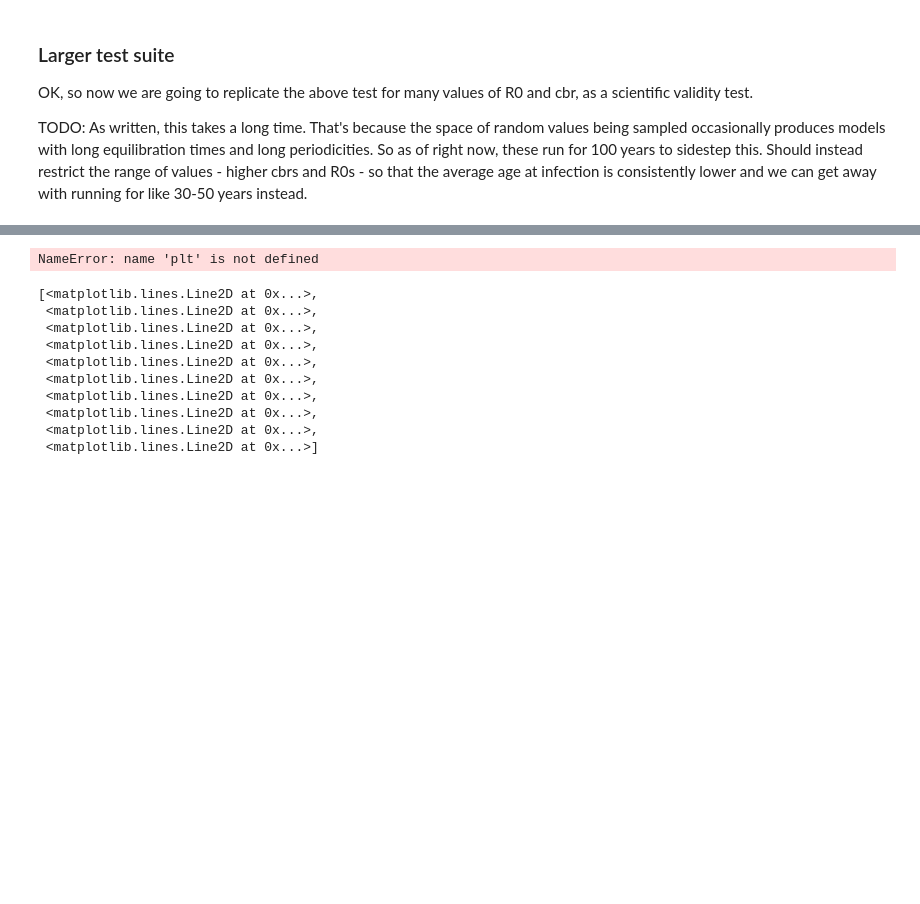
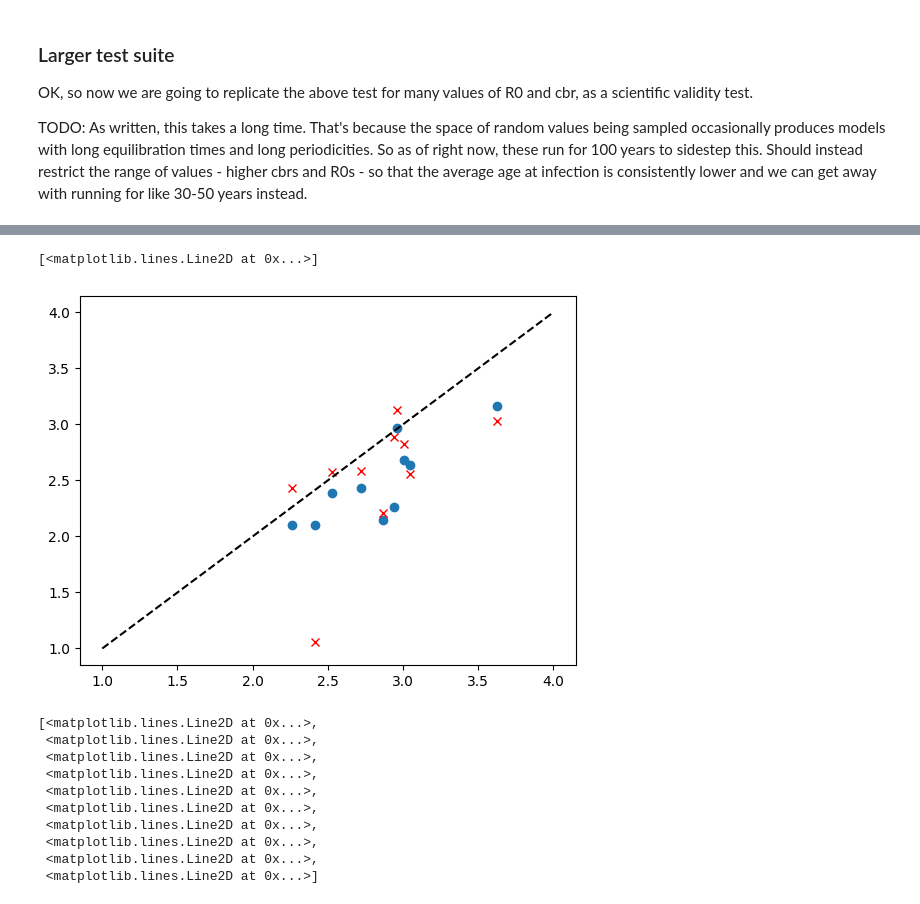
Before and after one commit to InstituteforDiseaseModeling/laser-generic, a Jupyter notebook: notebooks/06_SIR_wbirths_natural_periodicity.ipynb, the cells around one changed output, grey strips where cells are left out. Cells and saved outputs as stored; diff of their text form; code cells hidden in the pictures; blank space fills up the shorter version.

```diff
--- a/notebooks/06_SIR_wbirths_natural_periodicity.ipynb
+++ b/notebooks/06_SIR_wbirths_natural_periodicity.ipynb
@@ -417,7 +312,10 @@ params_df
 # %%
 plt.plot(params_df["T_exp"], params_df["T_obs_peakfinder"], "o")
+plt.plot(params_df["T_exp"], params_df["T_obs_autocorr"], "rx")
+plt.plot([1, 4], [1, 4], "k--")
 # %% [output]
-NameError: name 'plt' is not defined
+[<matplotlib.lines.Line2D at 0x...>]
+[figure, added]
 # %%
 # %% [output]
 [<matplotlib.lines.Line2D at 0x...>,
```
Also changed, not shown: parts of 16 cells of this notebook, 2 other files.
